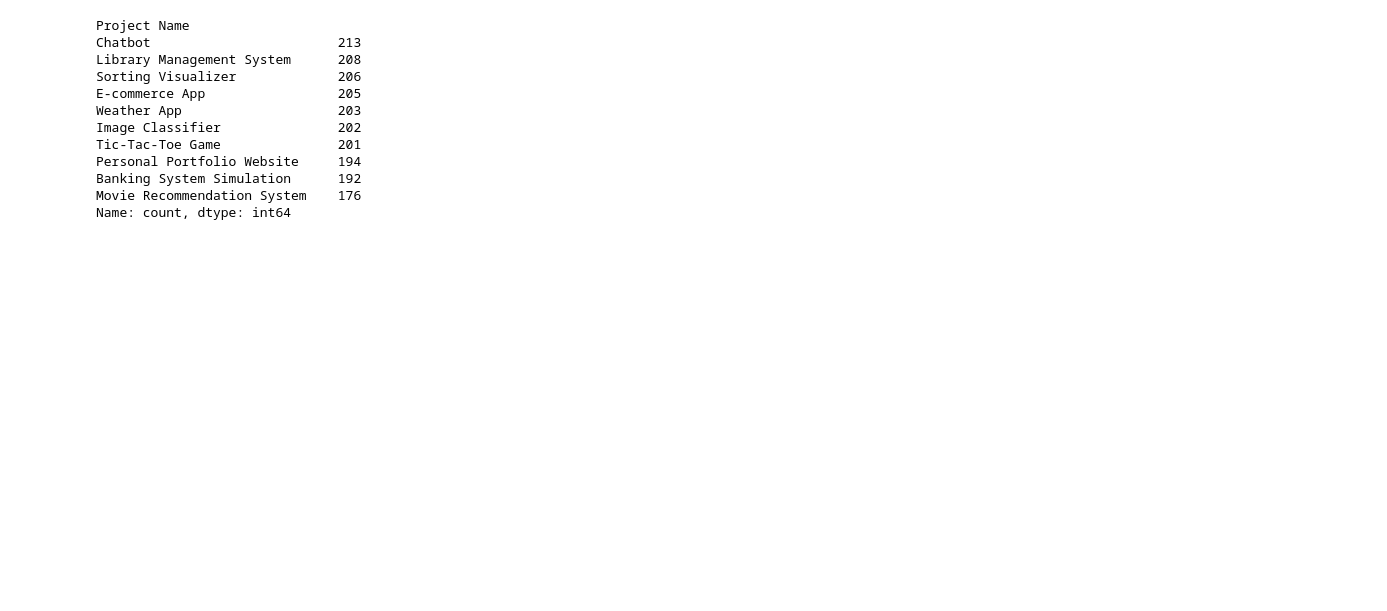
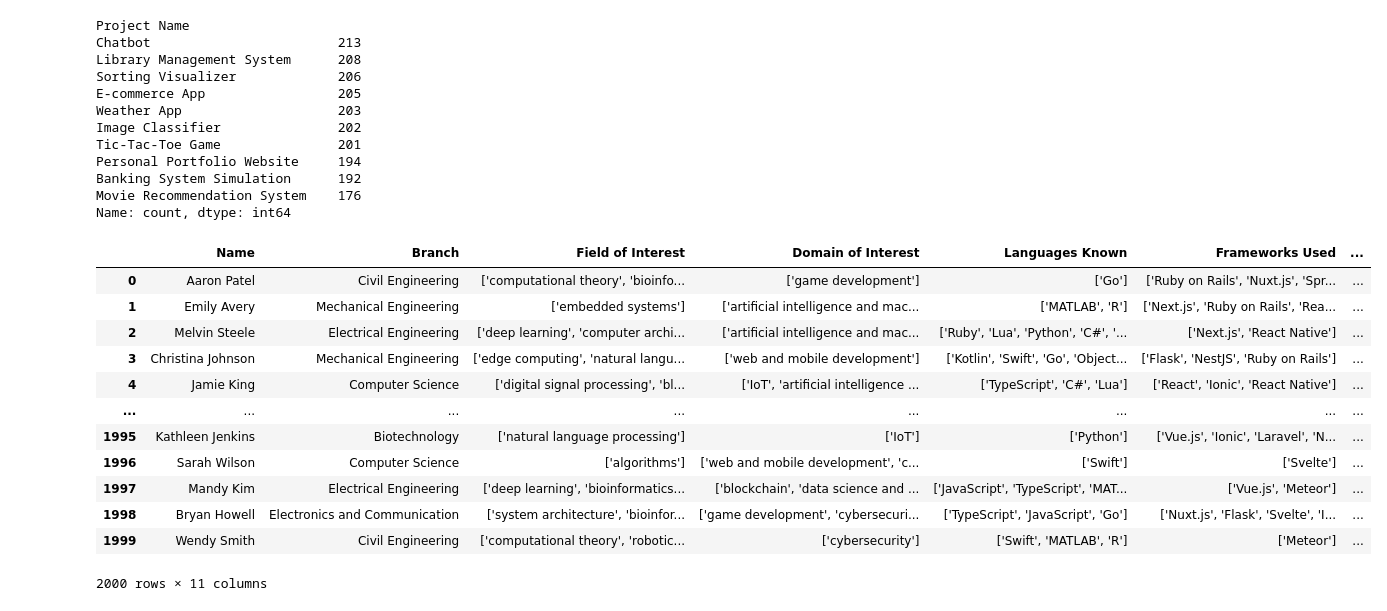
Before and after one commit to Prbhudeb/sem_project, a Jupyter notebook: notebook/data/data_preprocessing.ipynb, the cells around one changed output. Saved outputs shown, nothing was run; the diff lists cells and outputs as text; code cells hidden in the pictures; blank space fills up the shorter version.

Commit message:
findind best possible dataset

```diff
--- a/notebook/data/data_preprocessing.ipynb
+++ b/notebook/data/data_preprocessing.ipynb
@@ -180,4 +180,20 @@ Banking System Simulation      192
 Movie Recommendation System    176
 Name: count, dtype: int64
 # %%
-about_project = new_data['Description','Resources','Student_ID']
+dt1 = pd.read_csv("computer_science_dataset_multiple_fields.csv")
+# %%
+dt1
+# %% [output]
+|  | Name | Branch | Field of Interest | Domain of Interest | Languages Known | Frameworks Used | ... |
+| 0 | Aaron Patel | Civil Engineering | ['computational theory', 'bioinfo... | ['game development'] | ['Go'] | ['Ruby on Rails', 'Nuxt.js', 'Spr... | ... |
+| 1 | Emily Avery | Mechanical Engineering | ['embedded systems'] | ['artificial intelligence and mac... | ['MATLAB', 'R'] | ['Next.js', 'Ruby on Rails', 'Rea... | ... |
+| 2 | Melvin Steele | Electrical Engineering | ['deep learning', 'computer archi... | ['artificial intelligence and mac... | ['Ruby', 'Lua', 'Python', 'C#', '... | ['Next.js', 'React Native'] | ... |
+| 3 | Christina Johnson | Mechanical Engineering | ['edge computing', 'natural langu... | ['web and mobile development'] | ['Kotlin', 'Swift', 'Go', 'Object... | ['Flask', 'NestJS', 'Ruby on Rails'] | ... |
+| 4 | Jamie King | Computer Science | ['digital signal processing', 'bl... | ['IoT', 'artificial intelligence ... | ['TypeScript', 'C#', 'Lua'] | ['React', 'Ionic', 'React Native'] | ... |
+| ... | ... | ... | ... | ... | ... | ... | ... |
+| 1995 | Kathleen Jenkins | Biotechnology | ['natural language processing'] | ['IoT'] | ['Python'] | ['Vue.js', 'Ionic', 'Laravel', 'N... | ... |
+| 1996 | Sarah Wilson | Computer Science | ['algorithms'] | ['web and mobile development', 'c... | ['Swift'] | ['Svelte'] | ... |
+| 1997 | Mandy Kim | Electrical Engineering | ['deep learning', 'bioinformatics... | ['blockchain', 'data science and ... | ['JavaScript', 'TypeScript', 'MAT... | ['Vue.js', 'Meteor'] | ... |
+| 1998 | Bryan Howell | Electronics and Communication | ['system architecture', 'bioinfor... | ['game development', 'cybersecuri... | ['TypeScript', 'JavaScript', 'Go'] | ['Nuxt.js', 'Flask', 'Svelte', 'I... | ... |
+| 1999 | Wendy Smith | Civil Engineering | ['computational theory', 'robotic... | ['cybersecurity'] | ['Swift', 'MATLAB', 'R'] | ['Meteor'] | ... |
+2000 rows × 11 columns
```
Also changed, not shown: parts of 3 cells of this notebook, 3 other files.
